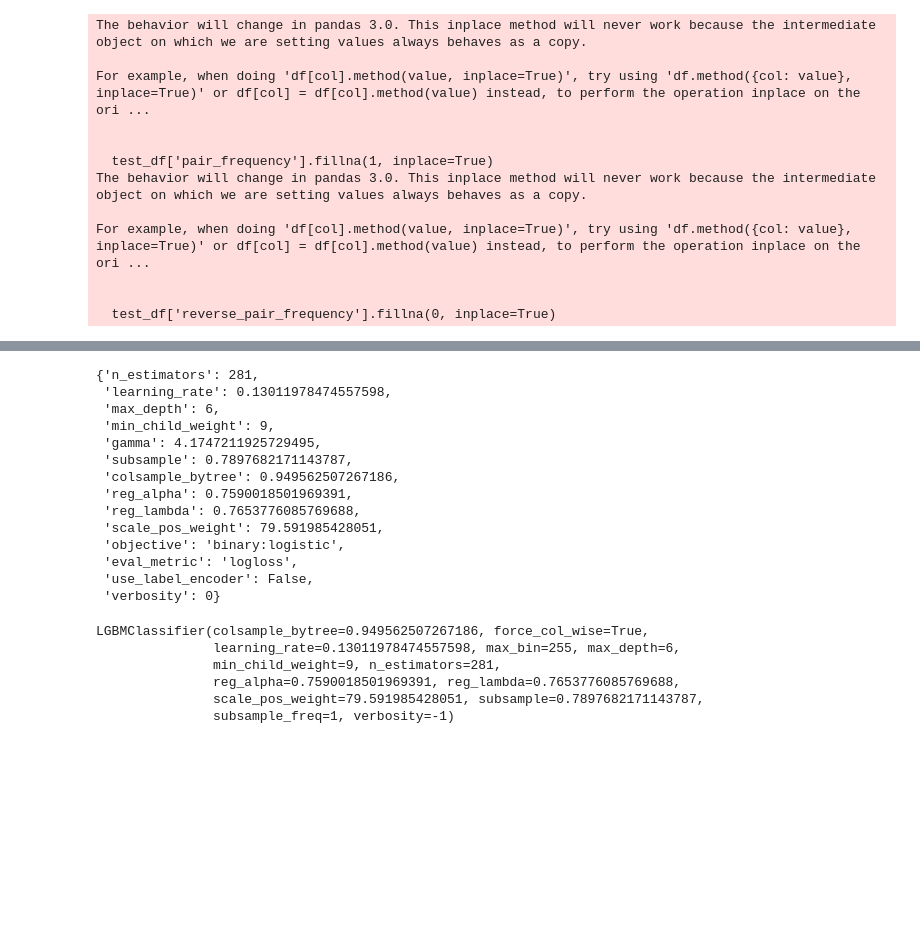
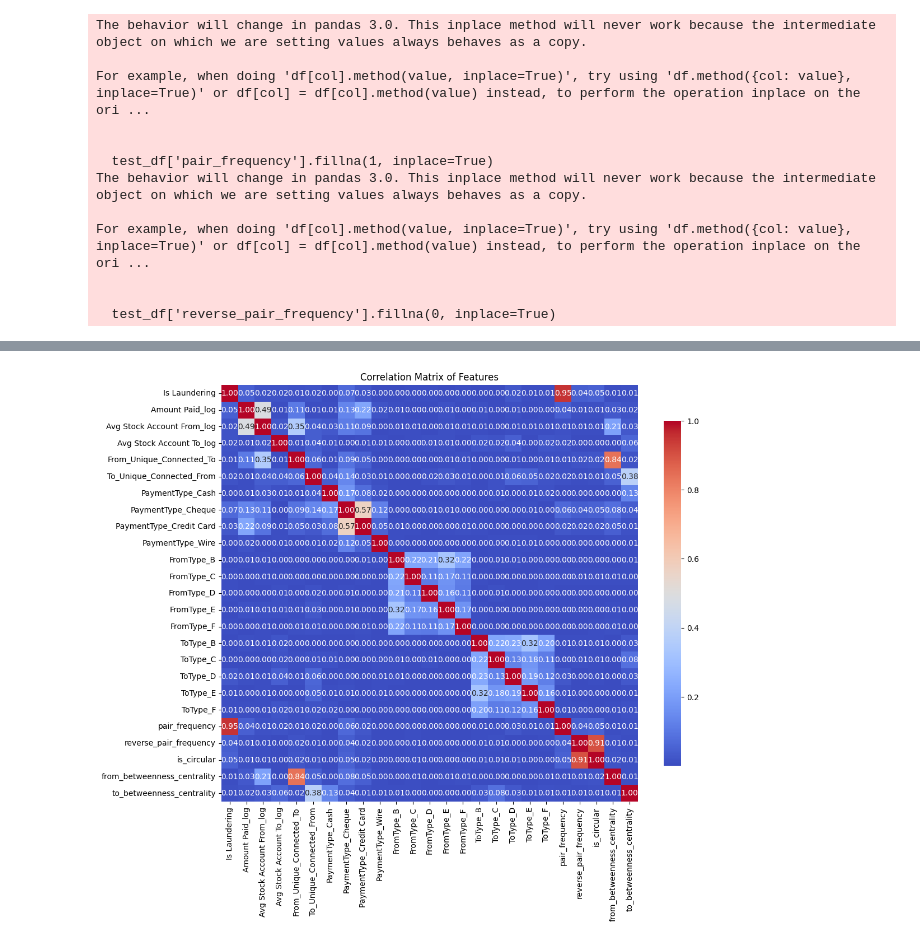
Before and after one commit to emanueleiacca/SUS, a Jupyter notebook: Supervised.ipynb, the cells around one changed output, grey strips where cells are left out. Drawn from its saved outputs; the diff is of its cells as text; code cells hidden in the pictures; blank space fills up the shorter version.

```diff
--- a/Supervised.ipynb
+++ b/Supervised.ipynb
@@ -74,3 +74,18 @@ For example, when doing 'df[col].method(value, inplace=True)', try using 'df.met
 
 
   test_df['reverse_pair_frequency'].fillna(0, inplace=True)
+# %%
+import  networkx as nx
+# Initialize a directed graph
+G = nx.DiGraph()
+
+# Add edges with attributes
+for idx, row in df.iterrows():
+    G.add_edge(
+        row['From Account'],
+        row['To Account'],
+        amount_log=row['Amount Paid_log'],
+        pair_frequency=row['pair_frequency'],
+        reverse_pair_frequency=row['reverse_pair_frequency'],
+        is_circular=row['is_circular']
+    )
@@ -76,0 +107,4 @@ For example, when doing 'df[col].method(value, inplace=True)', try using 'df.met
+# %%
+in_degree_centrality = nx.in_degree_centrality(G)
+out_degree_centrality = nx.out_degree_centrality(G)
+betweenness_centrality = nx.betweenness_centrality(G, k=min(1000, len(G.nodes())))
@@ -76,0 +115,5 @@ For example, when doing 'df[col].method(value, inplace=True)', try using 'df.met
+# %%
+#df['from_out_degree_centrality'] = df['From Account'].map(out_degree_centrality).fillna(0)
+df['from_betweenness_centrality'] = df['From Account'].map(betweenness_centrality).fillna(0)
+#df['to_in_degree_centrality'] = df['To Account'].map(in_degree_centrality).fillna(0)
+df['to_betweenness_centrality'] = df['To Account'].map(betweenness_centrality).fillna(0)
@@ -296,43 +426,0 @@ print("🎯 Best Composite Score:", round(study.best_value, 4))
-# %%
-best_params
-# %% [output]
-{'n_estimators': 281,
- 'learning_rate': 0.13011978474557598,
- 'max_depth': 6,
- 'min_child_weight': 9,
- 'gamma': 4.1747211925729495,
- 'subsample': 0.7897682171143787,
- 'colsample_bytree': 0.949562507267186,
- 'reg_alpha': 0.7590018501969391,
- 'reg_lambda': 0.7653776085769688,
- 'scale_pos_weight': 79.591985428051,
- 'objective': 'binary:logistic',
- 'eval_metric': 'logloss',
- 'use_label_encoder': False,
- 'verbosity': 0}
-# %%
-best_params_lgb = {
-    'n_estimators': 281,
-    'learning_rate': 0.13011978474557598,
-    'max_depth': 6,
-    'min_child_weight': 9,  # mapped from XGBoost; not used by LGBM directly
-    'subsample': 0.7897682171143787,
-    'colsample_bytree': 0.949562507267186,
-    'reg_alpha': 0.7590018501969391,
-    'reg_lambda': 0.7653776085769688,
-    'scale_pos_weight': len(y_train[y_train == 0]) / len(y_train[y_train == 1]),
-    'max_bin': 255,  # default, you can tune it if needed
-    'subsample_freq': 1,  # recommended for subsample < 1.0
-    'force_col_wise': True,
-    'verbosity': -1
-}
-
-final_lgb_model = lgb.LGBMClassifier(**best_params_lgb)
-final_lgb_model.fit(X_train, y_train)
-# %% [output]
-LGBMClassifier(colsample_bytree=0.949562507267186, force_col_wise=True,
-               learning_rate=0.13011978474557598, max_bin=255, max_depth=6,
-               min_child_weight=9, n_estimators=281,
-               reg_alpha=0.7590018501969391, reg_lambda=0.7653776085769688,
-               scale_pos_weight=79.591985428051, subsample=0.7897682171143787,
-               subsample_freq=1, verbosity=-1)
@@ -344,0 +434,13 @@ test_pred_lgb = (test_prob_lgb >= threshold).astype(int)
+# %%
+# cor matrix df
+cor_matrix = df.corr().abs()
+# plot
+import matplotlib.pyplot as plt
+import seaborn as sns
+plt.figure(figsize=(12, 10))
+sns.heatmap(cor_matrix, annot=True, fmt=".2f", cmap='coolwarm', square=True, cbar_kws={"shrink": .8})
+# Show the plot
+plt.title('Correlation Matrix of Features')
+plt.show()
+# %% [output]
+[figure, added]
```
Also changed, not shown: parts of 20 cells of this notebook, 6 other files.
